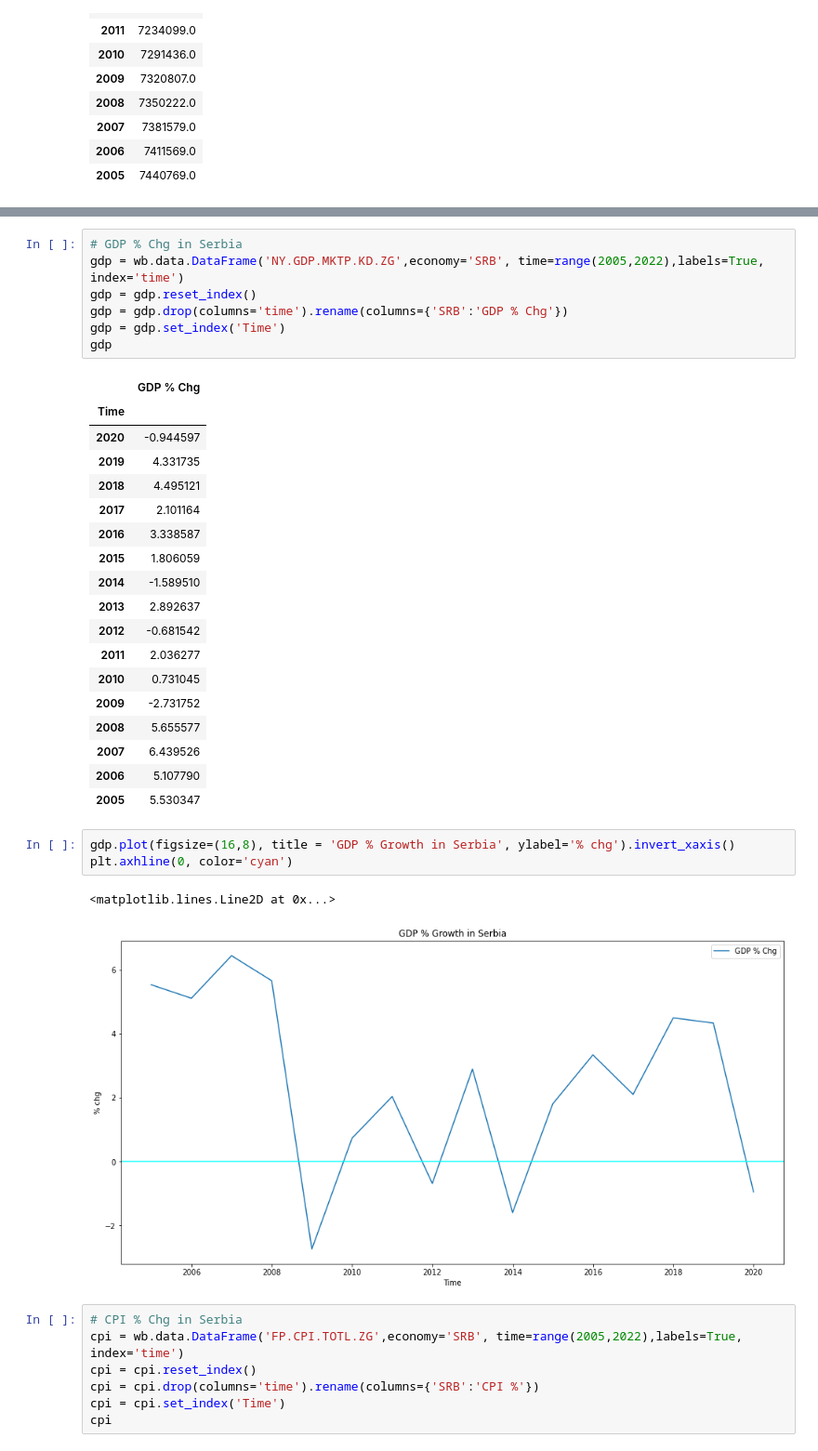
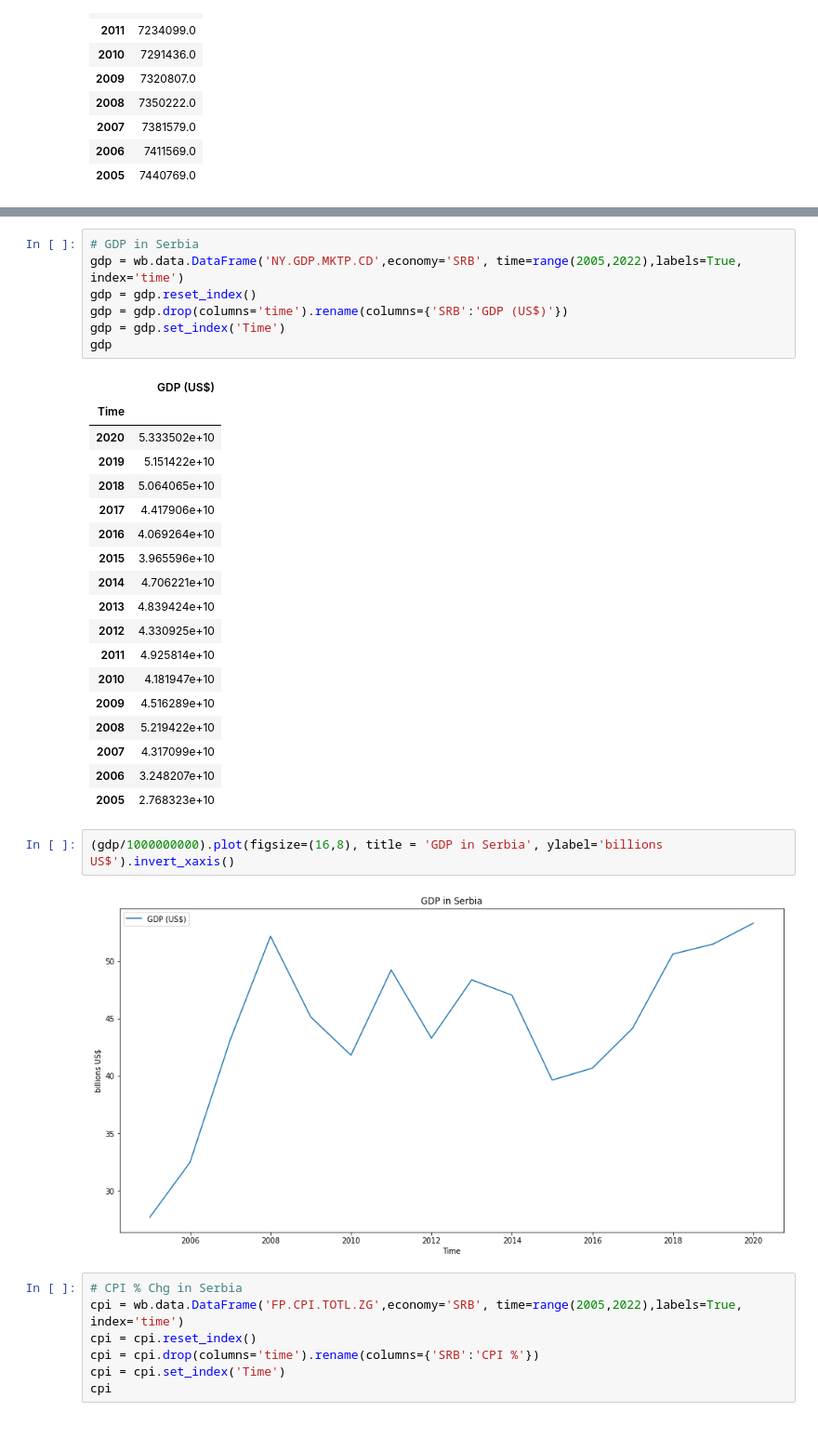
Before and after one commit to dbogatic/world_bank_stats, a Jupyter notebook: country_stats.ipynb, the cells around one changed output, grey strips where cells are left out. Shown: that part at 93% size. Cells and saved outputs as stored; diff of their text form.

Commit message:
modified GDP and  population plots

```diff
--- a/country_stats.ipynb
+++ b/country_stats.ipynb
@@ -89,37 +89,35 @@ population.plot(figsize=(16,8), title = 'Population in Serbia', ylabel='millions
 # %% [output]
 [figure]
 # %%
-# GDP % Chg in Serbia
-gdp = wb.data.DataFrame('NY.GDP.MKTP.KD.ZG',economy='SRB', time=range(2005,2022),labels=True, index='time')
+# GDP in Serbia
+gdp = wb.data.DataFrame('NY.GDP.MKTP.CD',economy='SRB', time=range(2005,2022),labels=True, index='time')
 gdp = gdp.reset_index()
-gdp = gdp.drop(columns='time').rename(columns={'SRB':'GDP % Chg'})
+gdp = gdp.drop(columns='time').rename(columns={'SRB':'GDP (US$)'})
 gdp = gdp.set_index('Time')
 gdp
 # %% [output]
-|  | GDP % Chg |
+|  | GDP (US$) |
 | Time |  |
-| 2020 | -0.944597 |
-| 2019 | 4.331735 |
-| 2018 | 4.495121 |
-| 2017 | 2.101164 |
-| 2016 | 3.338587 |
-| 2015 | 1.806059 |
-| 2014 | -1.589510 |
-| 2013 | 2.892637 |
-| 2012 | -0.681542 |
-| 2011 | 2.036277 |
-| 2010 | 0.731045 |
-| 2009 | -2.731752 |
-| 2008 | 5.655577 |
-| 2007 | 6.439526 |
-| 2006 | 5.107790 |
-| 2005 | 5.530347 |
+| 2020 | 5.333502e+10 |
+| 2019 | 5.151422e+10 |
+| 2018 | 5.064065e+10 |
+| 2017 | 4.417906e+10 |
+| 2016 | 4.069264e+10 |
+| 2015 | 3.965596e+10 |
+| 2014 | 4.706221e+10 |
+| 2013 | 4.839424e+10 |
+| 2012 | 4.330925e+10 |
+| 2011 | 4.925814e+10 |
+| 2010 | 4.181947e+10 |
+| 2009 | 4.516289e+10 |
+| 2008 | 5.219422e+10 |
+| 2007 | 4.317099e+10 |
+| 2006 | 3.248207e+10 |
+| 2005 | 2.768323e+10 |
 # %%
-gdp.plot(figsize=(16,8), title = 'GDP % Growth in Serbia', ylabel='% chg').invert_xaxis()
-plt.axhline(0, color='cyan')
+(gdp/1000000000).plot(figsize=(16,8), title = 'GDP in Serbia', ylabel='billions US$').invert_xaxis()
 # %% [output]
-<matplotlib.lines.Line2D at 0x...>
-[figure, old version]
+[figure, new version]
 # %%
 # CPI % Chg in Serbia
 cpi = wb.data.DataFrame('FP.CPI.TOTL.ZG',economy='SRB', time=range(2005,2022),labels=True, index='time')
```
Also changed, not shown: parts of 1 cell of this notebook.
